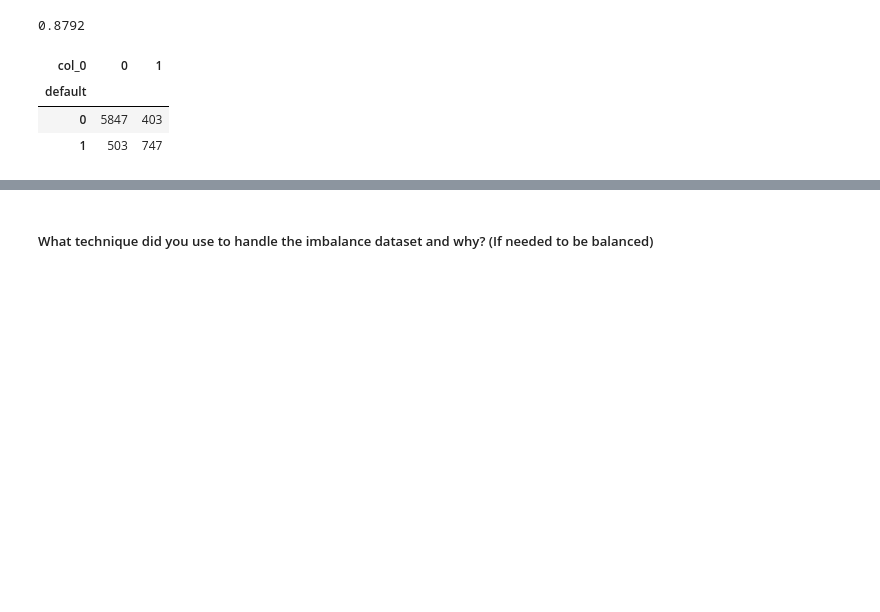
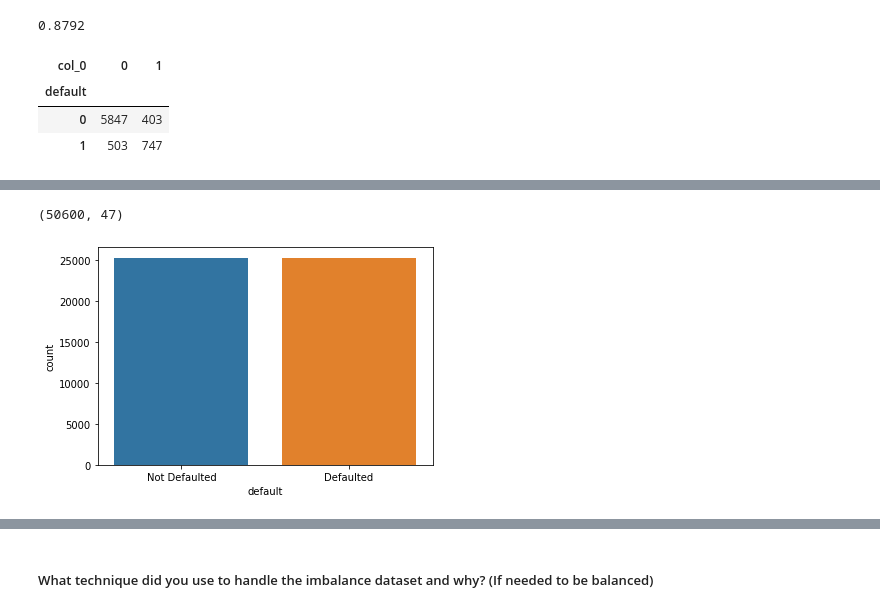
Before and after one commit to SaniyaBubere/Credit-Card-Default-Prediction, a Jupyter notebook: Credit_Card_Default_Prediction.ipynb, the cells around one changed output, grey strips where cells are left out. Drawn from its saved outputs; the diff is of its cells as text; code cells hidden in the pictures; blank space fills up the shorter version.

```diff
--- a/Credit_Card_Default_Prediction.ipynb
+++ b/Credit_Card_Default_Prediction.ipynb
@@ -1267,0 +1358,17 @@ Resampled dataset shape 38100
+# %%
+#Create a new Dataframe with balanced data
+balanced_df = pd.DataFrame(X_train_smote, columns=columns)
+# %%
+balanced_df['default'] = y_train_smote
+# %%
+#check shape of new daatframe
+balanced_df.shape
+# %% [output]
+(50600, 47)
+# %%
+#plotting balanced data using countplot
+ax = sns.countplot('default', data = balanced_df)
+ax.set_xticklabels(('Not Defaulted','Defaulted'),rotation=0)
+plt.show()
+# %% [output]
+[figure, added]
```
Also changed, not shown: parts of 44 cells of this notebook.
